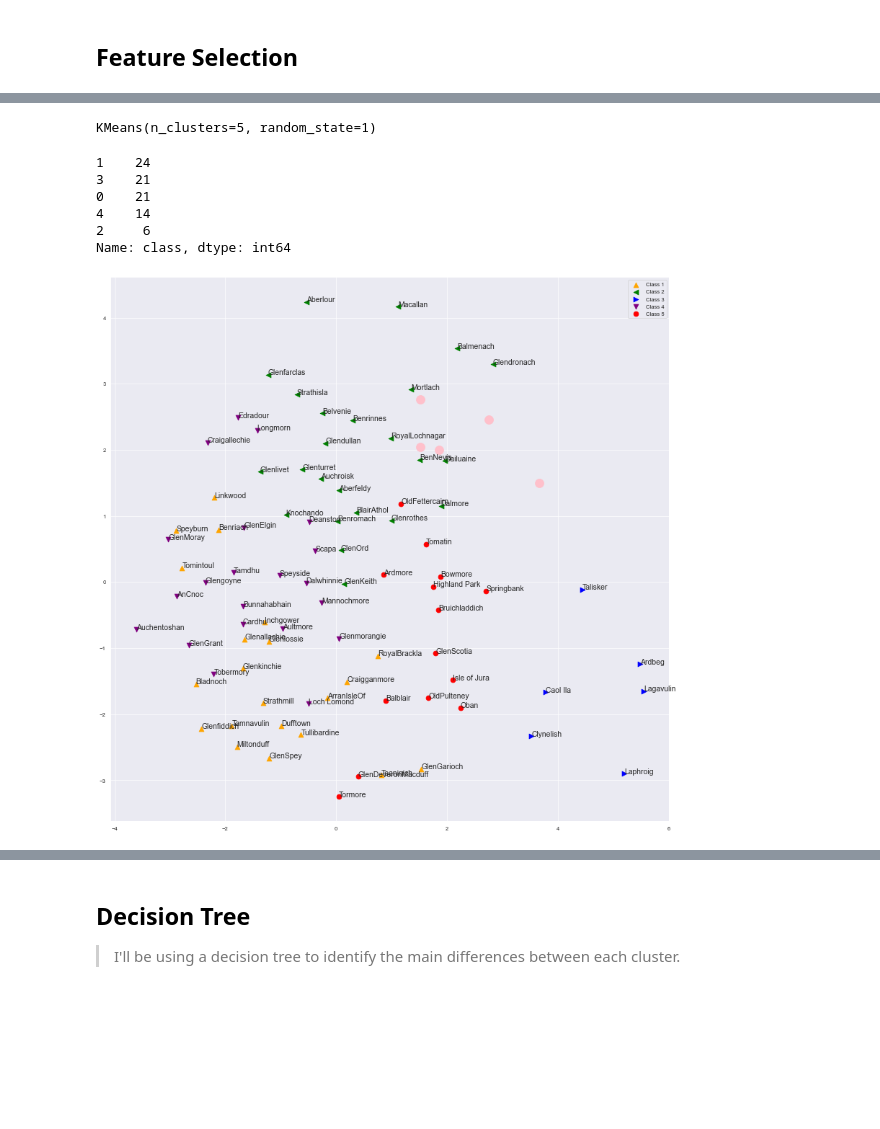
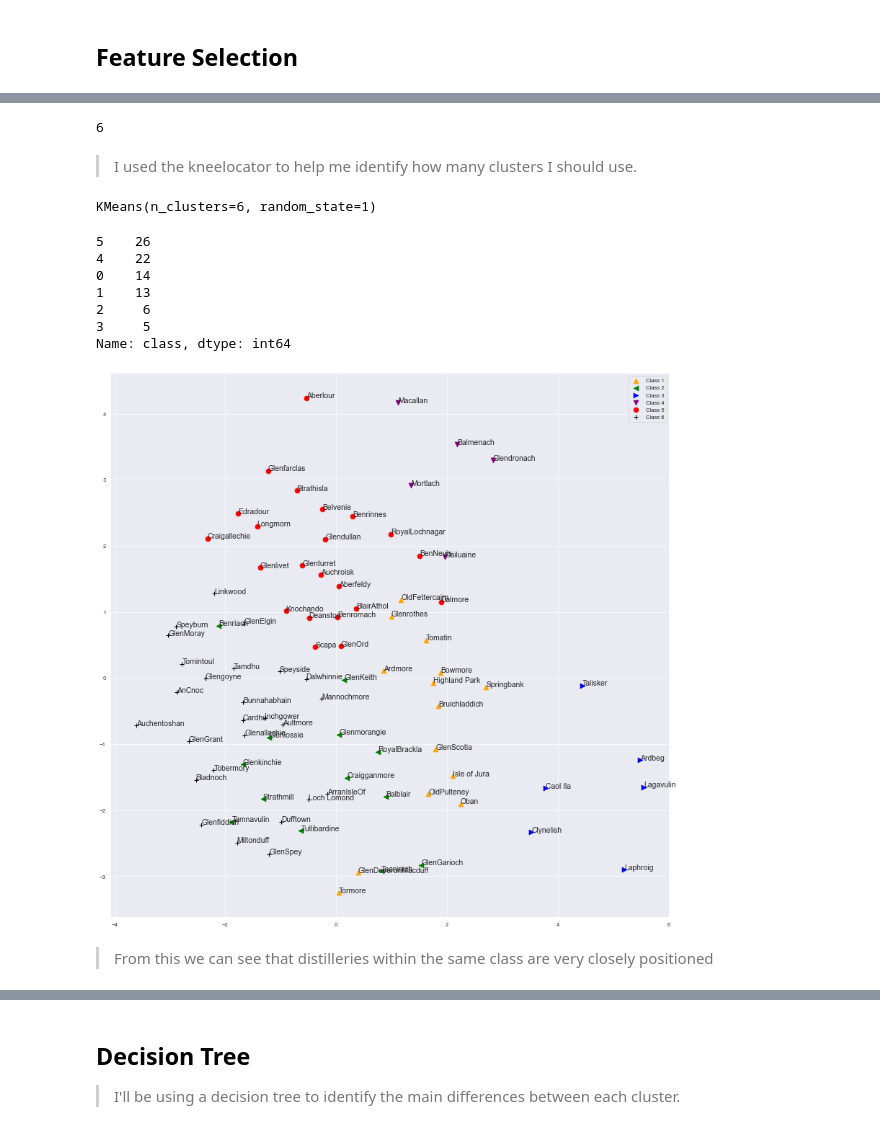
Before and after one commit to keanubowker8/K-Means-Whiskey-Distilleries, a Jupyter notebook: whiskey.ipynb, the cells around one changed output, grey strips where cells are left out. Drawn from its saved outputs; the diff is of its cells as text; code cells hidden in the pictures; blank space fills up the shorter version.

```diff
--- a/whiskey.ipynb
+++ b/whiskey.ipynb
@@ -139,43 +126,60 @@ After looking at the EDA and optimal numbers of k. The optimal number of cluster
+# %%
+from kneed import KneeLocator
+kl = KneeLocator(
+range(1, 20), distortions, curve="convex", direction="decreasing"
+)
+
+kl.elbow
+# %% [output]
+6
+# %% [markdown]
+<blockquote>
+I used the kneelocator to help me identify how many clusters I should use.
+</blockquote>
 # %%
-kmeans = KMeans(n_clusters=5, random_state=1)
+kmeans = KMeans(n_clusters=6, random_state=1)
 kmeans
 # %% [output]
-KMeans(n_clusters=5, random_state=1)
+KMeans(n_clusters=6, random_state=1)
 # %%
 kmodel = kmeans.fit_predict(X)
 # %%
 whiskey_df['class'] = kmodel
 whiskey_df['class'].value_counts()
 # %% [output]
-1    24
-3    21
-0    21
-4    14
+5    26
+4    22
+0    14
+1    13
 2     6
+3     5
 Name: class, dtype: int64
 # %%
 mds = manifold.MDS(n_components=2, dissimilarity="euclidean", random_state=0)
 pos = mds.fit_transform(X)
 
-col =['orange','green', 'blue', 'purple', 'red']
+col =['orange','green', 'blue', 'purple', 'red','black']
 chars = "^<>vo+d"
 c_flag = 0
 labels = whiskey_df['Distillery']
 
 plt.figure(figsize=(20, 20), dpi=50)
 plt.rcParams["font.size"] = 15
 
 for label, x, y, c in zip(labels, pos[:, 0], pos[:, 1],whiskey_df['class']):
 
     if(c == c_flag):
         c_flag = c_flag+1
         plt.scatter(x,y, c=col[c], marker=chars[c], s=100, label = "Class "+ str(c+1))
     else:
         plt.scatter(x,y, c=col[c], marker=chars[c], s=100)
 
     plt.annotate(label,xy = (x, y))
 plt.legend(loc='upper right')
-plt.scatter(kmeans.cluster_centers_[:, 0], kmeans.cluster_centers_[:, 1], s=300, c='pink')
 plt.show()
 # %% [output]
-[figure, old version]
+[figure, new version]
+# %% [markdown]
+<blockquote>
+From this we can see that distilleries within the same class are very closely positioned
+    </blockquote>
```
Also changed, not shown: parts of 20 cells of this notebook, 2 other files.
